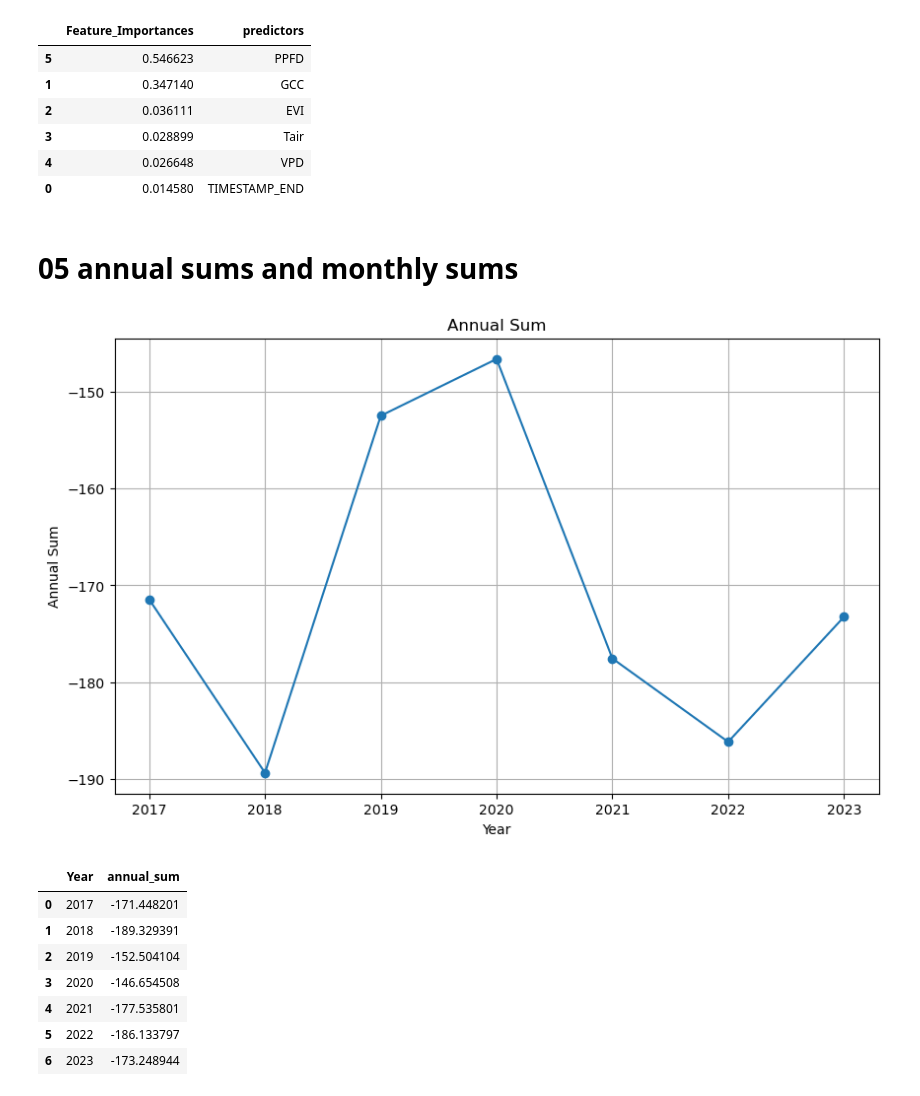
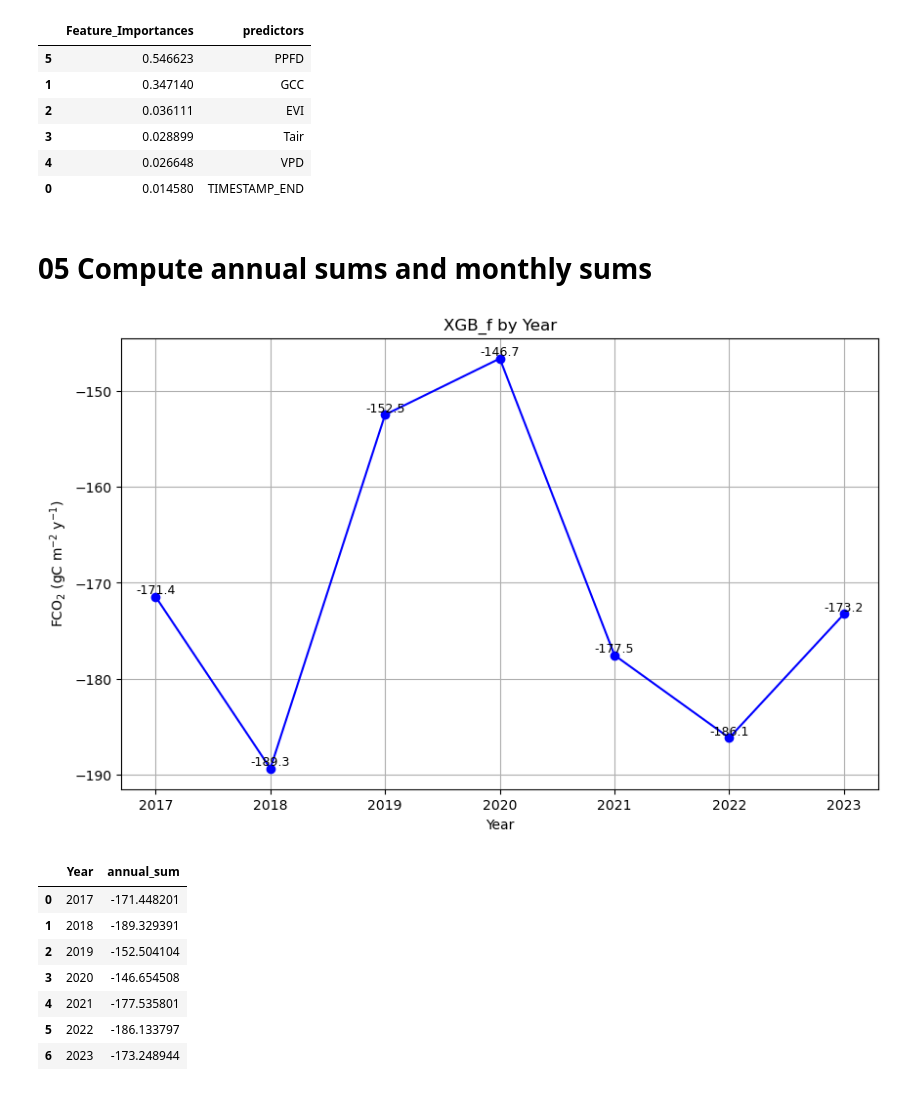
Before and after one commit to YujieLiu666/NEON_gapfill_test, a Jupyter notebook: workflow_XGB.ipynb, the cells around one changed output. Drawn from its saved outputs; the diff is of its cells as text; code cells hidden in the pictures.

```diff
--- a/workflow_XGB.ipynb
+++ b/workflow_XGB.ipynb
@@ -31,5 +35,4 @@ y_col = "NEE_for_gapfill"
 # %%
-site_name = "BART_NEON"
-file_name = f"data_for_XGB_{site_name}.csv"
-site_data, site_data_no_na = load_data(site_data_dir, file_name, y_col)
+file_name = f"data_for_XGB_{sitename}.csv"
+site_data, site_data_no_na = load_data(site_data_dir, file_name, y_col, plot=True)
 # %% [output]
@@ -42,6 +57,6 @@ site_data, site_data_no_na = load_data(site_data_dir, file_name, y_col)
 # %%
 # load the model after hyperparameter tuning
-model_path = (model_dir ) / "FC_XGB_model.pkl"
+model_path = (model_dir ) / "XGB_model.pkl"
 with open(model_path, 'rb') as f:
     reg = pkl.load(f)
 reg
@@ -90,3 +100,3 @@ Processing Fold 6...
 # %%
-get_accurate_prediction(site_data, site_data_no_na, predictors, y_col, site_data_dir, reg)
+df_pred_FC = get_accurate_prediction(site_data, site_data_no_na, predictors, y_col, site_data_dir, reg, plot=True)
 # %% [output]
@@ -118,12 +116,11 @@ feature_importance(site_data_no_na, predictors, y_col, site_data_dir, reg)
 | 4 | 0.026648 | VPD |
 | 0 | 0.014580 | TIMESTAMP_END |
 # %% [markdown]
-# 05 annual sums and monthly sums
+# 05 Compute annual sums and monthly sums
 # %%
-data_prediction = pd.read_csv(site_data_dir/ "FC_XGB_prediction.csv")
-cal_annual_sum(data_prediction, "XGB_FC_f", 2017, 2023, site_data_dir)
+cal_FC_annual_sum(df_pred_FC, "XGB_f", 2017, 2023, site_data_dir, plot = True)
 # %% [output]
-[figure, old version]
+[figure, new version]
 |  | Year | annual_sum |
 | 0 | 2017 | -171.448201 |
 | 1 | 2018 | -189.329391 |
```
Also changed, not shown: parts of 19 cells of this notebook, 30 other files.
